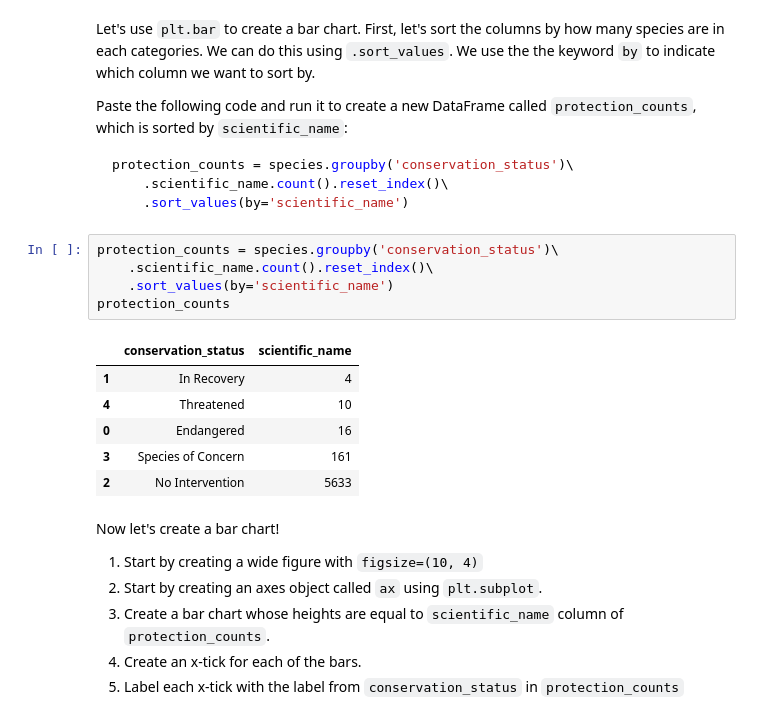
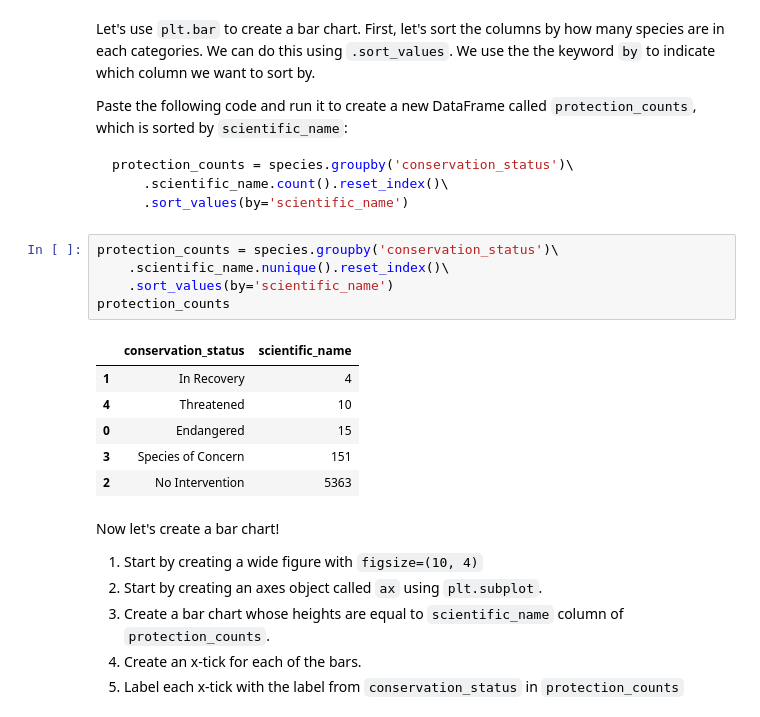
Before and after one commit to SLaguerta/biodiversity-capstone, a Jupyter notebook: biodiversity.ipynb, the cells around one changed output. Saved outputs shown, nothing was run; the diff lists cells and outputs as text.

````diff
--- a/biodiversity.ipynb
+++ b/biodiversity.ipynb
@@ -108,16 +108,16 @@ protection_counts = species.groupby('conservation_status')\
 ```
 # %%
 protection_counts = species.groupby('conservation_status')\
-    .scientific_name.count().reset_index()\
+    .scientific_name.nunique().reset_index()\
     .sort_values(by='scientific_name')
 protection_counts
 # %% [output]
 |  | conservation_status | scientific_name |
 | 1 | In Recovery | 4 |
 | 4 | Threatened | 10 |
-| 0 | Endangered | 16 |
-| 3 | Species of Concern | 161 |
-| 2 | No Intervention | 5633 |
+| 0 | Endangered | 15 |
+| 3 | Species of Concern | 151 |
+| 2 | No Intervention | 5363 |
 # %% [markdown]
 Now let's create a bar chart!
 1. Start by creating a wide figure with `figsize=(10, 4)`
````
Also changed, not shown: parts of 1 cell of this notebook.
